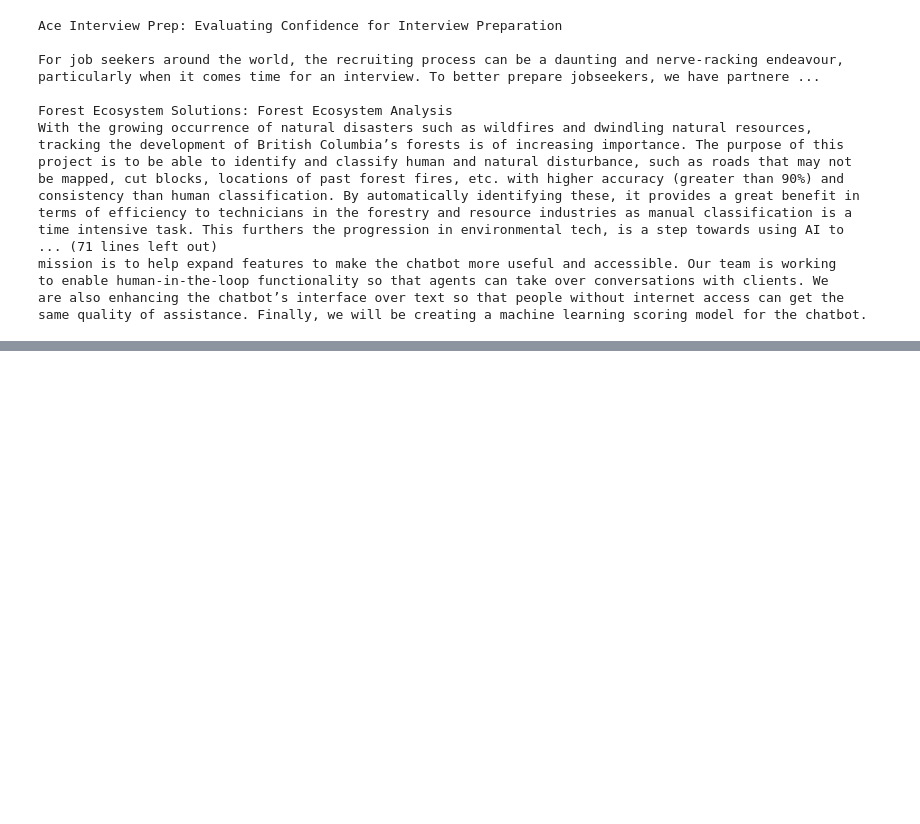
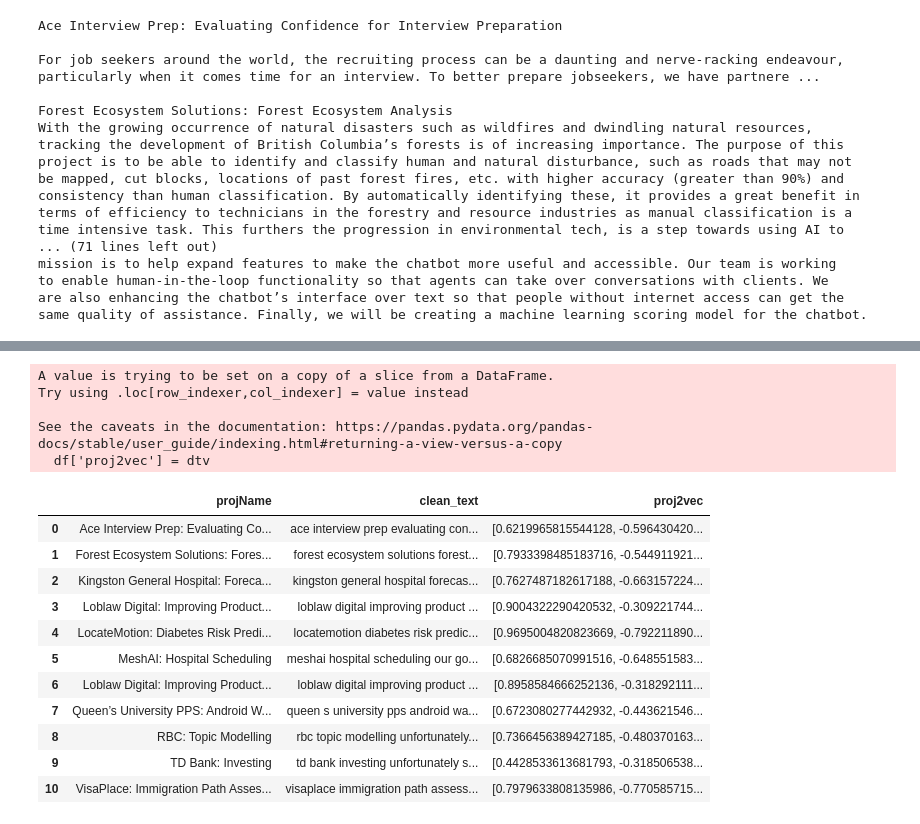
Before and after one commit to brawantonio/QMIND-knowledge-graph-project, a Jupyter notebook: Development/doc2vec.ipynb, the cells around one changed output, grey strips where cells are left out. Cells and saved outputs as stored; diff of their text form; code cells hidden in the pictures; blank space fills up the shorter version.

```diff
--- a/Development/doc2vec.ipynb
+++ b/Development/doc2vec.ipynb
@@ -92,0 +203,24 @@ df
+# %%
+# Set list to dataframe column
+df['proj2vec'] = np.array(proj2vec).tolist()
+
+# Display
+df
+# %% [output]
+A value is trying to be set on a copy of a slice from a DataFrame.
+Try using .loc[row_indexer,col_indexer] = value instead
+
+See the caveats in the documentation: https://pandas.pydata.org/pandas-docs/stable/user_guide/indexing.html#returning-a-view-versus-a-copy
+  df['proj2vec'] = dtv
+|  | projName | clean_text | proj2vec |
+| 0 | Ace Interview Prep: Evaluating Co... | ace interview prep evaluating con... | [0.6219965815544128, -0.596430420... |
+| 1 | Forest Ecosystem Solutions: Fores... | forest ecosystem solutions forest... | [0.7933398485183716, -0.544911921... |
+| 2 | Kingston General Hospital: Foreca... | kingston general hospital forecas... | [0.7627487182617188, -0.663157224... |
+| 3 | Loblaw Digital: Improving Product... | loblaw digital improving product ... | [0.9004322290420532, -0.309221744... |
+| 4 | LocateMotion: Diabetes Risk Predi... | locatemotion diabetes risk predic... | [0.9695004820823669, -0.792211890... |
+| 5 | MeshAI: Hospital Scheduling | meshai hospital scheduling our go... | [0.6826685070991516, -0.648551583... |
+| 6 | Loblaw Digital: Improving Product... | loblaw digital improving product ... | [0.8958584666252136, -0.318292111... |
+| 7 | Queen’s University PPS: Android W... | queen s university pps android wa... | [0.6723080277442932, -0.443621546... |
+| 8 | RBC: Topic Modelling | rbc topic modelling unfortunately... | [0.7366456389427185, -0.480370163... |
+| 9 | TD Bank: Investing | td bank investing unfortunately s... | [0.4428533613681793, -0.318506538... |
+| 10 | VisaPlace: Immigration Path Asses... | visaplace immigration path assess... | [0.7979633808135986, -0.770585715... |
```
Also changed, not shown: parts of 8 cells of this notebook.
